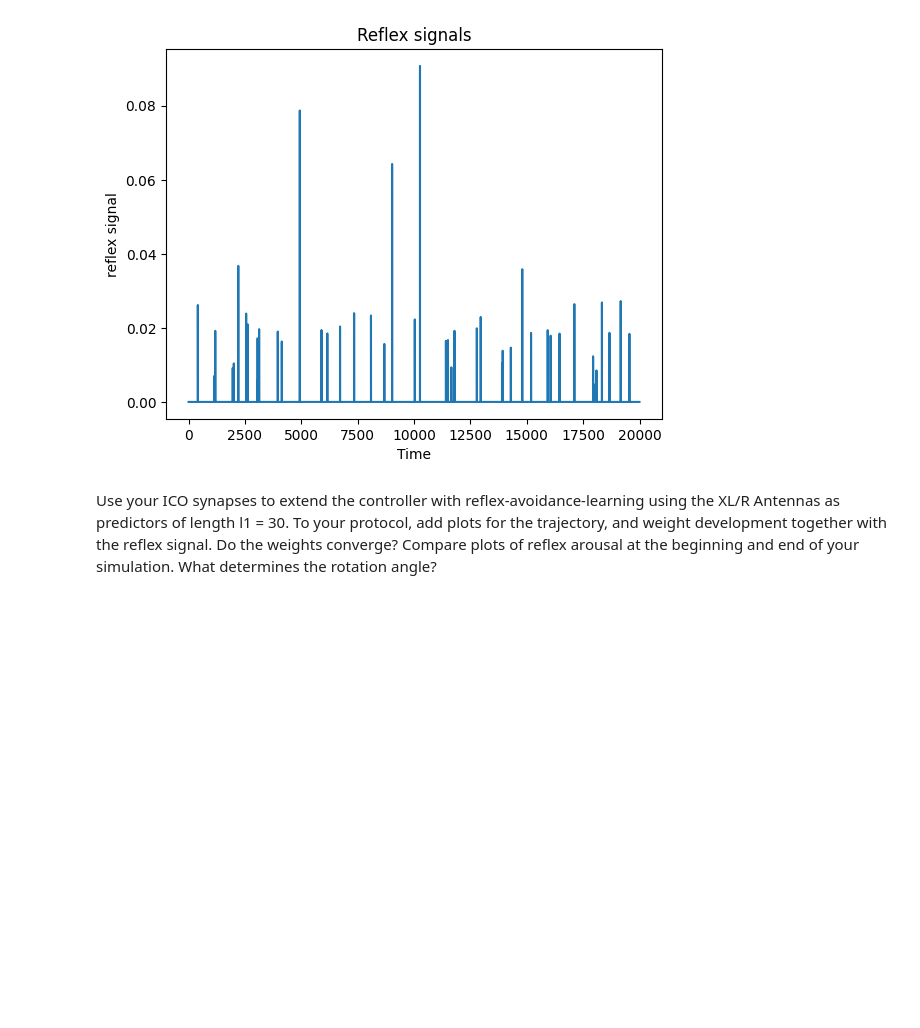
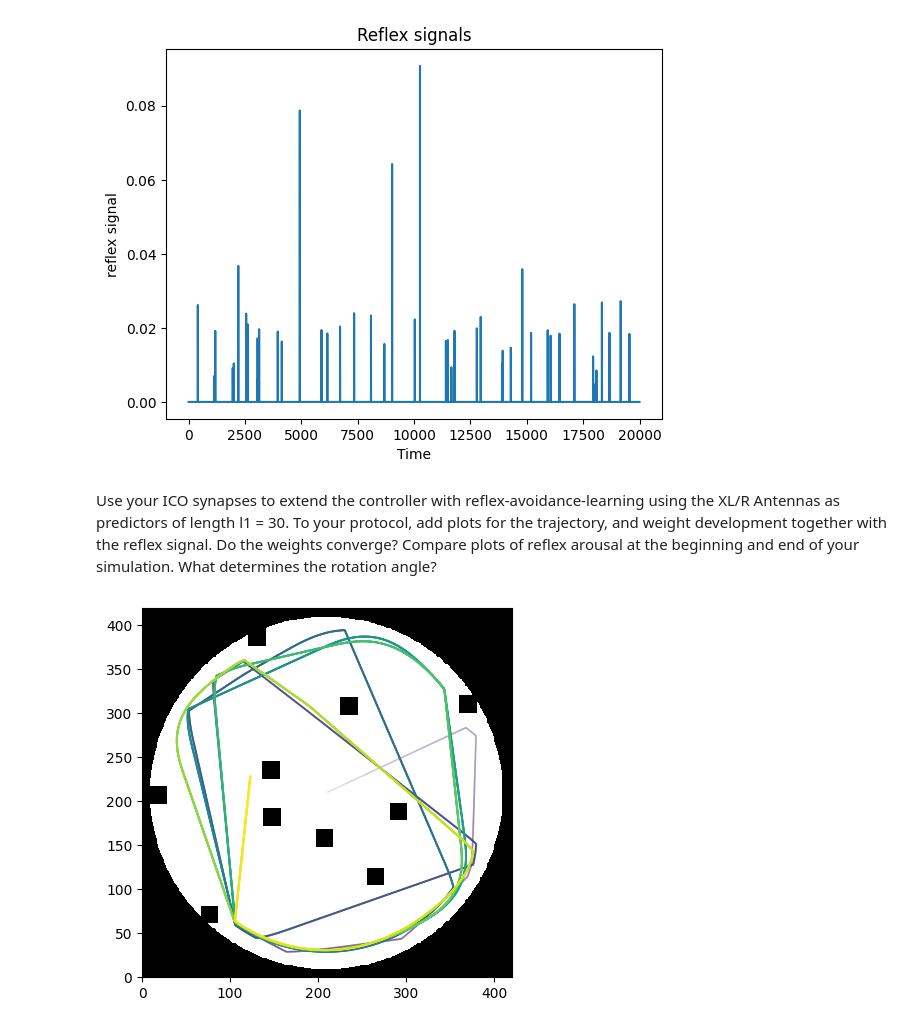
Before and after one commit to corinnawegner/CNS-SS2425, a Jupyter notebook: Assignment 2/2_4_wegner.ipynb, the cells around one changed output. Cells and saved outputs as stored; diff of their text form; code cells hidden in the pictures; blank space fills up the shorter version.

```diff
--- a/Assignment 2/2_4_wegner.ipynb
+++ b/Assignment 2/2_4_wegner.ipynb
@@ -50,6 +50,7 @@ plt.show()
 [figure]
 # %%
 l_0 = 5
+l_1 = 30
 angle = np.pi/6
 d = 15
 g_alpha = 50
@@ -79,7 +80,7 @@ b_2 = BraitenbergEnvironment(filename="parcour_2.png",
                            antenna_angle=angle,
                            initial_orientation=orientation_init,
                            short_antenna_length = l_0,
-                           long_antenna_length  = 30.)
+                           long_antenna_length  = l_1)
 # %%
 motor_command = 0
 
@@ -132,0 +191,12 @@ l_1 = 30
+# %%
+fig = plt.figure()
+ax  = plt.subplot(111, aspect=1)
+p0  = plt.pcolor(b_2.worldmap.T, cmap='Greys')
+
+plt.scatter(X, Y, lw=0.5, s=1,
+          c=np.array(list_t)*1./T_tot, # later times, brighter color
+          alpha=(0.01 + 0.99*np.array(list_t)/T_tot) , # later times, lower transparency
+          )
+plt.show()
+# %% [output]
+[figure, added]
```
Also changed, not shown: parts of 7 cells of this notebook, 1 other file.
